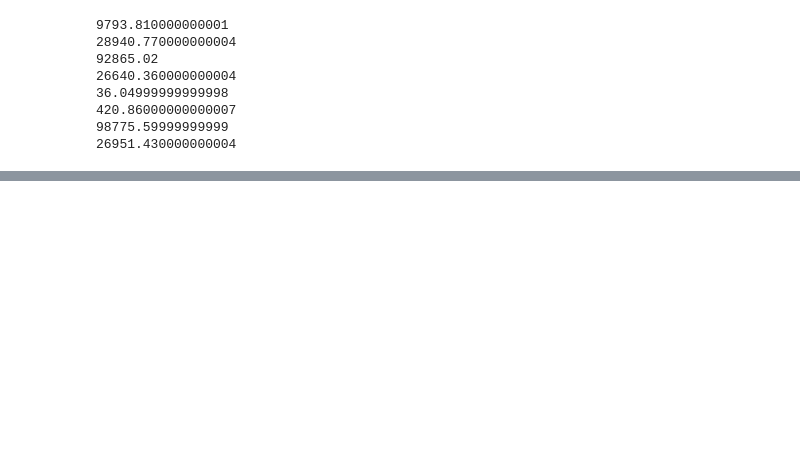
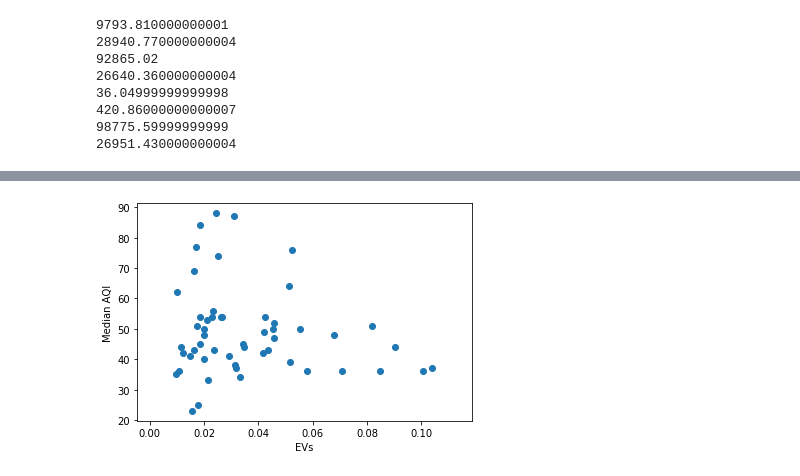
Before and after one commit to ethanemartin95/Project_1, a Jupyter notebook: code/final_code.ipynb, the cells around one changed output, grey strips where cells are left out. Drawn from its saved outputs; the diff is of its cells as text; code cells hidden in the pictures; blank space fills up the shorter version.

```diff
--- a/code/candice_code.ipynb
+++ b/code/final_code.ipynb
@@ -1303,0 +1316,4 @@ plt.savefig('../output/energy_pie.png')
+# %%
+weighted_cars = pd.read_csv('../data/electric_vehicle_county.csv')
+air_pollution = pd.read_csv('../data/air_pollution_california_only.csv')
+weighted_cars.head()
@@ -1303,0 +1327,4 @@ plt.savefig('../output/energy_pie.png')
+# %%
+air_pollution_df = air_pollution.drop(columns=['Moderate Days','Good Days','Unhealthy for Sensitive Groups Days','Unhealthy Days',
+                                 'Very Unhealthy Days','State Code (FIPS)','State','Unnamed: 0','Year'])
+air_pollution_df.head()
@@ -1303,0 +1338,4 @@ plt.savefig('../output/energy_pie.png')
+# %%
+weighted_cars2 = weighted_cars.rename(columns={"COUNTY":"County Code (FIPS)"})
+complete_data_pollution = pd.merge(weighted_cars2, air_pollution_df, how="inner", on=["County Code (FIPS)"])
+complete_data_pollution.head()
@@ -1303,0 +1349,9 @@ plt.savefig('../output/energy_pie.png')
+# %%
+x_values = complete_data_pollution['% Adj Low Emission']
+y_values = complete_data_pollution['Median AQI']
+plt.scatter(x_values,y_values)
+plt.xlabel('EVs')
+plt.ylabel('Median AQI')
+plt.show()
+# %% [output]
+[figure, added]
```
Also changed, not shown: parts of 19 cells of this notebook, 28 other files.
